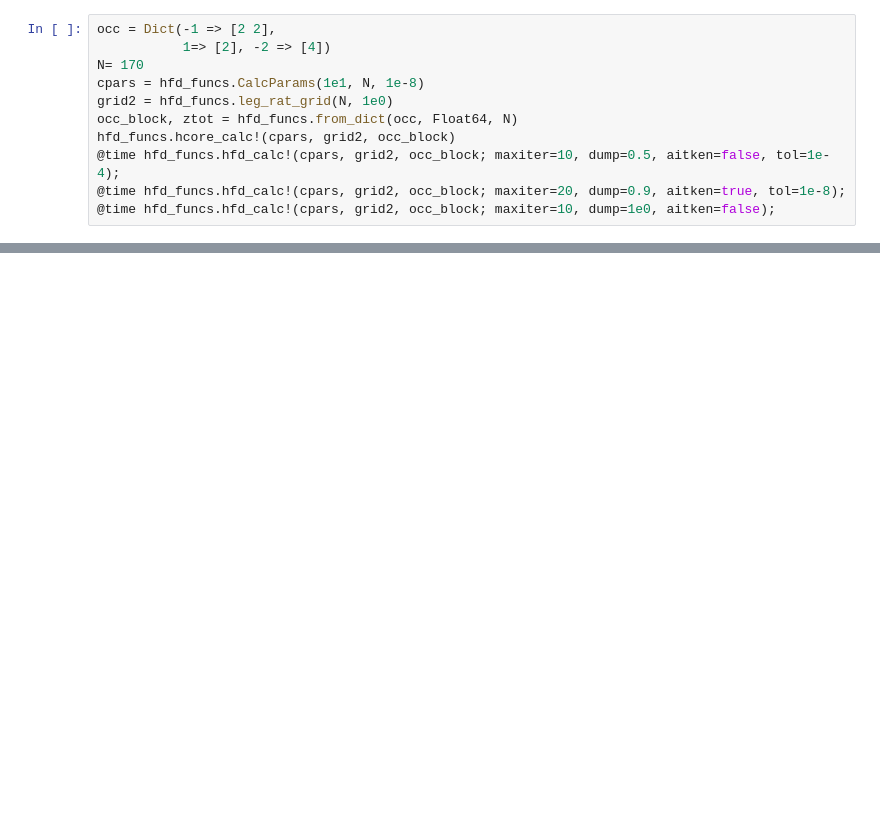
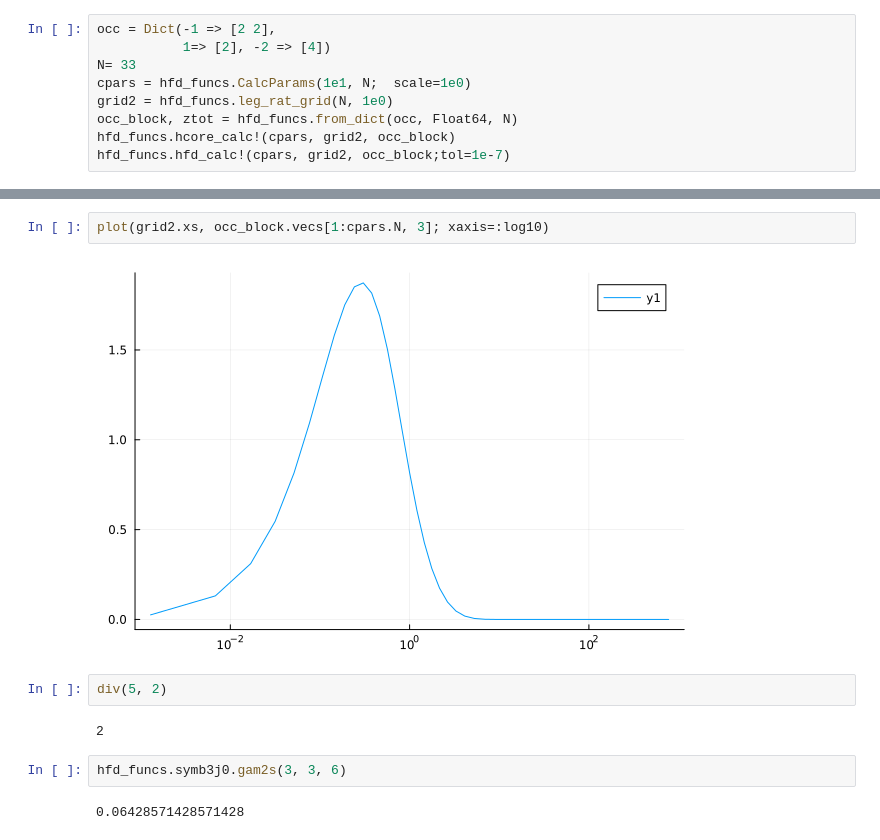
Before and after one commit to jeral2007/hfd_julia, a Jupyter notebook: he.ipynb, the cells around one changed output, grey strips where cells are left out. Saved outputs shown, nothing was run; the diff lists cells and outputs as text; blank space fills up the shorter version.

```diff
--- a/he.ipynb
+++ b/he.ipynb
@@ -44,14 +57,12 @@ orbital energies:
 # %%
 occ = Dict(-1 => [2 2],
            1=> [2], -2 => [4])
-N= 170
-cpars = hfd_funcs.CalcParams(1e1, N, 1e-8)
+N= 33
+cpars = hfd_funcs.CalcParams(1e1, N;  scale=1e0)
 grid2 = hfd_funcs.leg_rat_grid(N, 1e0)
 occ_block, ztot = hfd_funcs.from_dict(occ, Float64, N)
 hfd_funcs.hcore_calc!(cpars, grid2, occ_block)
-@time hfd_funcs.hfd_calc!(cpars, grid2, occ_block; maxiter=10, dump=0.5, aitken=false, tol=1e-4);
-@time hfd_funcs.hfd_calc!(cpars, grid2, occ_block; maxiter=20, dump=0.9, aitken=true, tol=1e-8);
-@time hfd_funcs.hfd_calc!(cpars, grid2, occ_block; maxiter=10, dump=1e0, aitken=false);
+hfd_funcs.hfd_calc!(cpars, grid2, occ_block;tol=1e-7)
 # %% [output]
 +=========================================================
 |Starting calc_occ iterations
@@ -72,0 +109,12 @@ orbital energies:
+# %%
+plot(grid2.xs, occ_block.vecs[1:cpars.N, 3]; xaxis=:log10)
+# %% [output]
+[figure, added]
+# %%
+div(5, 2)
+# %% [output]
+2
+# %%
+hfd_funcs.symb3j0.gam2s(3, 3, 6)
+# %% [output]
+0.06428571428571428
```
Also changed, not shown: parts of 4 cells of this notebook, 9 other files.
